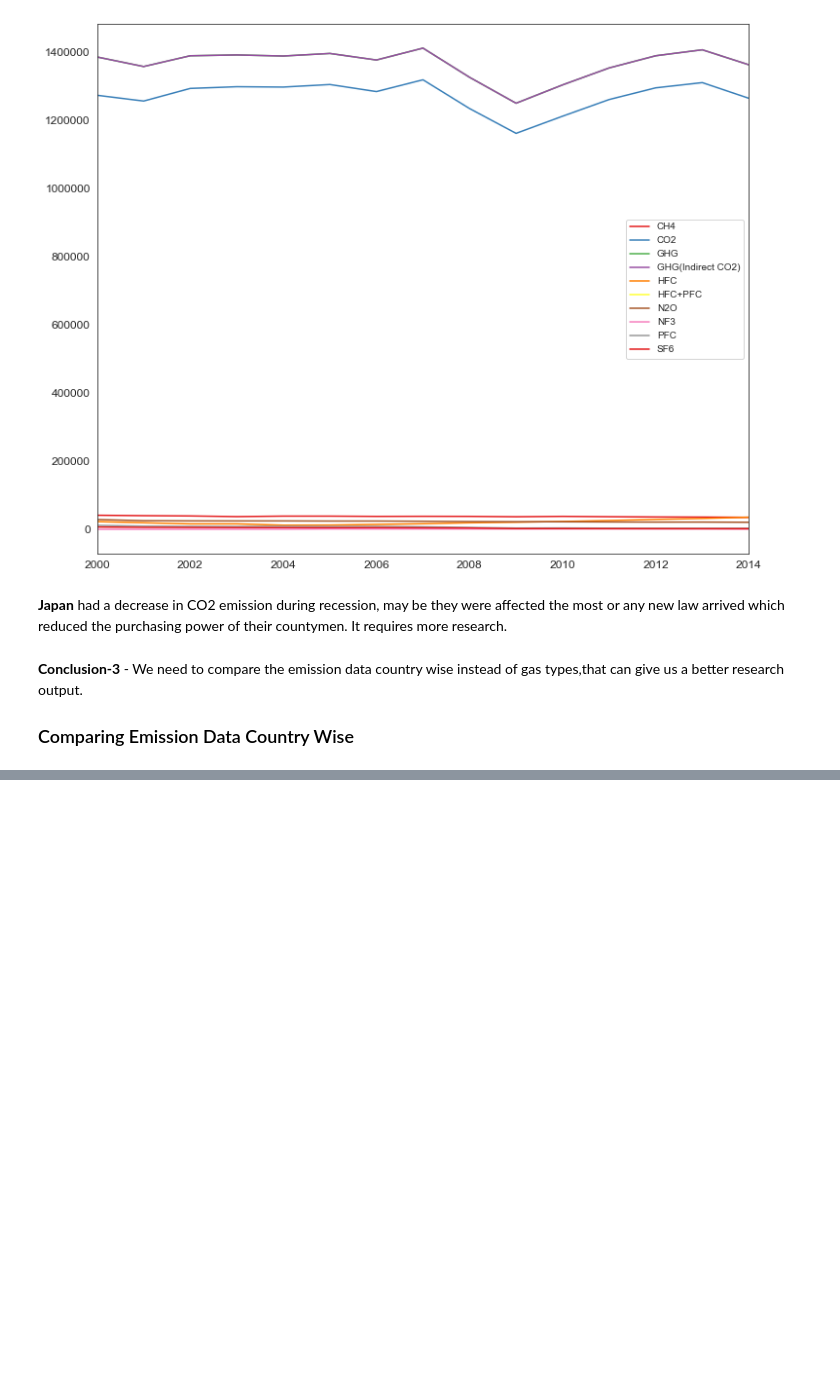
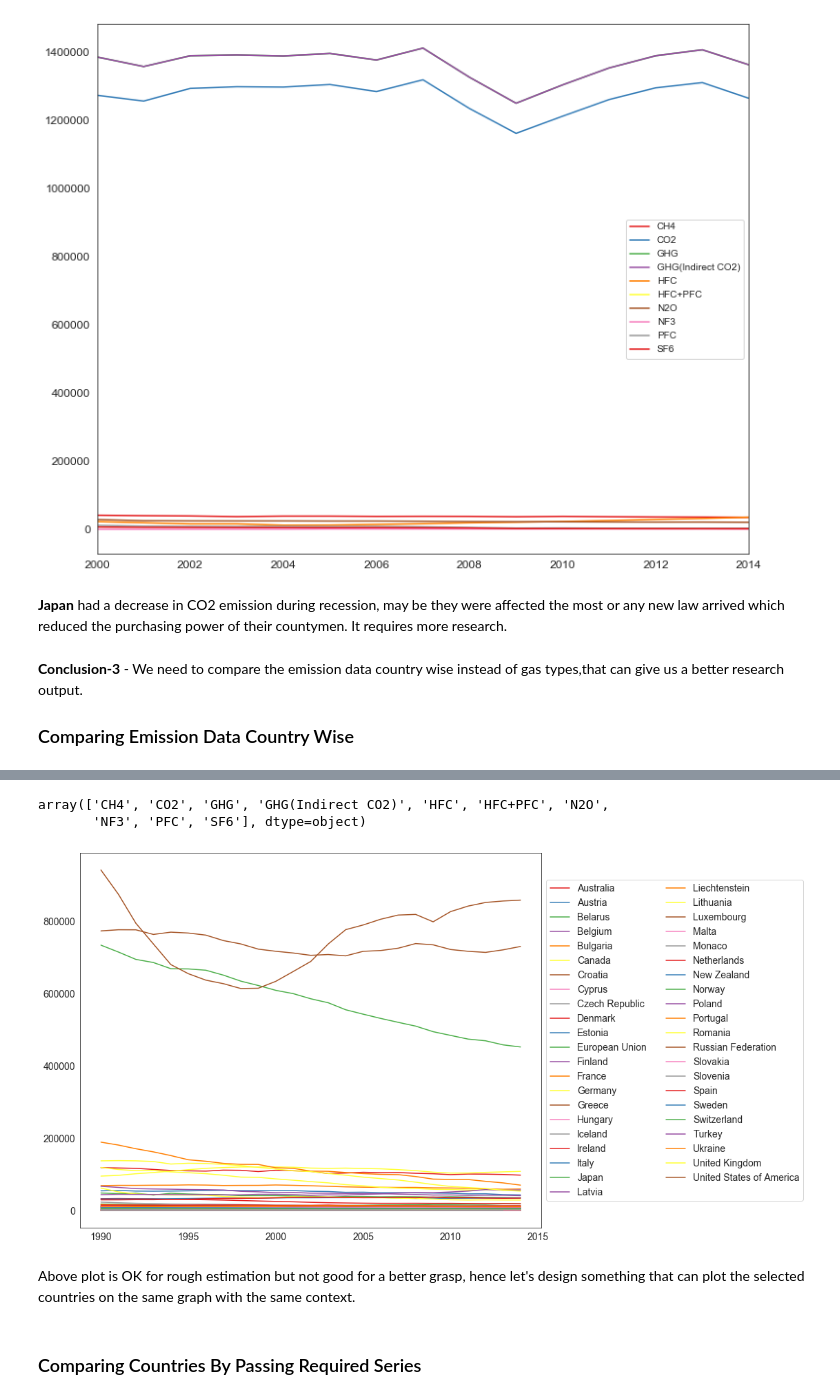
Before and after one commit to Wealthy-Waste/International-Greenhouse-Gas-Emissions, a Jupyter notebook: INTERNATIONAL GREENHOUSE GAS EMMISSION/1 - EMISSION ANALYSIS - 9TH MAY 2020.ipynb, the cells around one changed output, grey strips where cells are left out. Drawn from its saved outputs; the diff is of its cells as text; code cells hidden in the pictures; blank space fills up the shorter version.

Commit message:
Comparing Emission Data Country Wise

```diff
--- a/INTERNATIONAL GREENHOUSE GAS EMMISSION/1 - EMISSION ANALYSIS - 9TH MAY 2020.ipynb
+++ b/INTERNATIONAL GREENHOUSE GAS EMMISSION/1 - EMISSION ANALYSIS - 9TH MAY 2020.ipynb
@@ -197,8 +199,6 @@ l.count()
 # %% [markdown]
 ### Exploratory Data Analysis
 # %%
-sns.set_palette("Set1")
-sns.set_style("white")
 plt.figure(figsize=(15,7))
 ax = sns.countplot(replaced_emission["category"])
 ax.set_xticklabels(ax.get_xticklabels(),rotation=40, ha="right", fontsize=14)
@@ -356,3 +356,6 @@ plot_the_country("Japan")
 **Conclusion-3** - We need to compare the emission data country wise instead of gas types,that can give us a better research output.
 
 ### Comparing Emission Data Country Wise
+# %%
+area_div = pd.pivot_table(replaced_emission, values='value', index=['category', 'year'], columns=['country_or_area'])
+area_div.head(20)
@@ -358,0 +382,21 @@ plot_the_country("Japan")
+# %%
+countries = area_div.columns.values
+# %%
+def country_wise_plot(name):
+    cname = area_div.loc[name]
+    plt.plot(cname)
+    plt.tick_params(labelsize=14)
+    plt.legend(countries, loc = "center left",bbox_to_anchor=(1, 0.5),fontsize = 14,ncol = 2)
+# %%
+gases
+# %% [output]
+array(['CH4', 'CO2', 'GHG', 'GHG(Indirect CO2)', 'HFC', 'HFC+PFC', 'N2O',
+       'NF3', 'PFC', 'SF6'], dtype=object)
+# %%
+country_wise_plot(gases[0])
+# %% [output]
+[figure, added]
+# %% [markdown]
+Above plot is OK for rough estimation but not good for a better grasp, hence let's design something that can plot the selected countries on the same graph with the same context.
+# %% [markdown]
+### Comparing Countries By Passing Required Series
```
Also changed, not shown: parts of 2 cells of this notebook.
